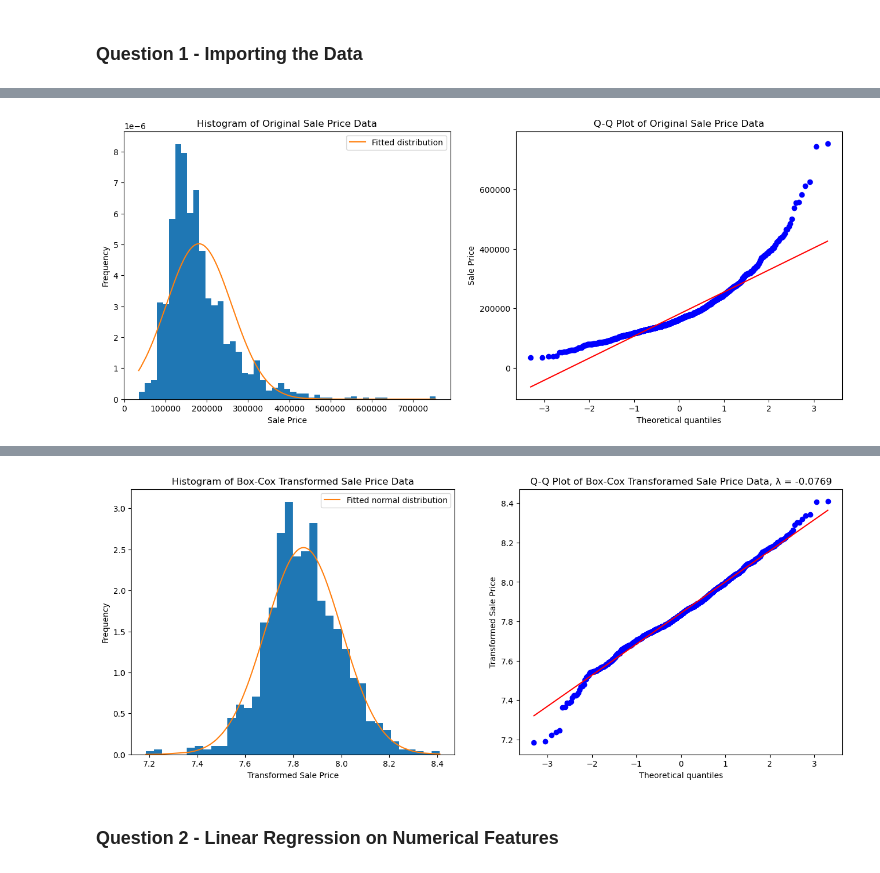
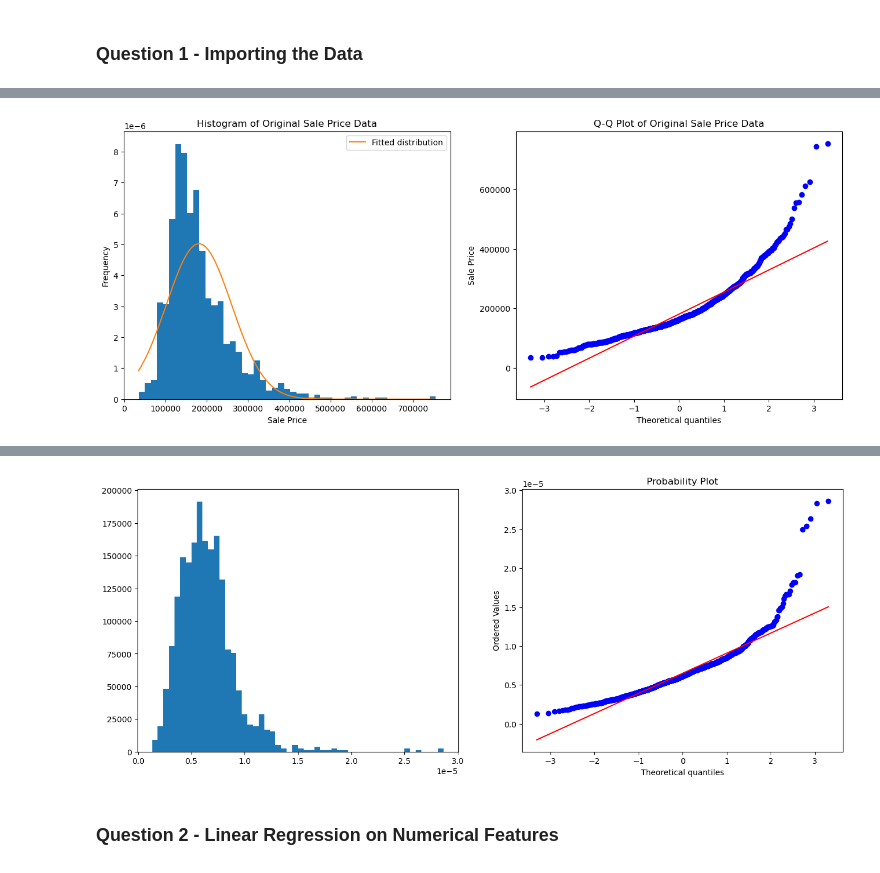
Before and after one commit to njohnson433/Machine-Learning-in-Finance-Insurance-HS25, a Jupyter notebook: project_1/pr1.ipynb, the cells around one changed output, grey strips where cells are left out. Drawn from its saved outputs; the diff is of its cells as text; code cells hidden in the pictures.

Commit message:
added multiple transformations

```diff
--- a/project_1/pr1.ipynb
+++ b/project_1/pr1.ipynb
@@ -19,6 +19,15 @@ import pandas as pd
 import numpy as np
 import scipy.stats as stats
 from sklearn.model_selection  import train_test_split
+
+# Function to fit a normal distribution to data and pdf normal
+def fit_norm(data):
+    mean, std = stats.norm.fit(data, loc=0)
+    np.sort(data)
+    pdf = stats.norm.pdf(data, mean, std)
+    return mean, std, pdf
+
+
 
 #1.a) Import the dataset Housing.csv into Python as a pandas DataFrame.
 #To determine whether a variable is categorical or numerical, please refer to the file data_description.txt.
@@ -40,18 +49,25 @@ print(f"D'Agostino-Pearson normality test for non-transformed data: statistic={s
 sale_price_trans, lmbda_sale_price = stats.boxcox(housing_data['SalePrice'])
 
 # log1p transformation
-# sale_price_trans = np.log1p(sale_price_orig)
+sale_price_trans = np.log1p(sale_price_orig)
+
+# inverse transformation
+sale_price_trans_inv = 1 / sale_price_orig
+
+#logarithmic transformation
+sale_price_trans_log = np.log(sale_price_orig)
+
+# square-root transformation
+sale_price_trans_sqrt = np.sqrt(sale_price_orig)
 
 
 skewness = sale_price_orig.skew()
-skewness_trans = stats.skew(sale_price_trans)
 print("Skewness:", skewness)
-print("Skewness transformed data", skewness_trans)
+print("Skewness transformed data", stats.skew(sale_price_trans))
 
 kurtosis = sale_price_orig.kurt()
-kurtosis_trans = stats.kurtosis(sale_price_trans)
 print("Kurtosis:", kurtosis)
-print("kurtosis transformed data", kurtosis_trans)
+print("kurtosis transformed data", stats.kurtosis(sale_price_trans))
 
 print(f"Optimal λ for Box-Cox: {lmbda_sale_price:.4f}")
 
@@ -64,7 +80,7 @@ mean_orig, std_orig = stats.norm.fit(sale_price_orig_np, loc=0)
 mean_trans, std_trans = stats.norm.fit(sale_price_trans_sorted, loc=0)
 
 pdf_norm_orig = stats.norm.pdf(sale_price_orig_np, mean_orig, std_orig)
-pdf_norm = stats.norm.pdf(sale_price_trans_sorted, mean_trans, std_trans)
+pdf_norm_trans = stats.norm.pdf(sale_price_trans_sorted, mean_trans, std_trans)
 
 fig, (ax1, ax2) = plt.subplots(1, 2, figsize=(16, 6))
 
@@ -84,6 +100,52 @@ plt.show()
 
 #q-q plot comparison
 
+# inverse transformation
+
+fig, (ax1, ax2) = plt.subplots(1, 2, figsize=(16, 6))
+
+prob = stats.probplot(sale_price_trans_inv, dist=stats.norm, plot=ax2)
+
+ax1.hist(sale_price_trans_inv, bins='auto', density = True)
+ax1.plot(sale_price_trans_inv, pdf_norm, label='Fitted normal distribution')
+ax1.set_title("Histogram of Inverse Transformed Sale Price Data")
+ax1.set_xlabel("Transformed Sale Price")
+ax1.set_ylabel("Frequency")
+ax1.legend()
+
+ax2.set_title(f'Q-Q Plot of Inverse Transformed Sale Price Data')
+ax2.set_ylabel('Transformed Sale Price')
+
+
+
+fig, (ax1, ax2) = plt.subplots(1, 2, figsize=(16, 6))
+
+prob = stats.probplot(sale_price_trans, dist=stats.norm, plot=ax2)
+
+ax1.hist(sale_price_trans_sorted, bins='auto', density = True)
+ax1.plot(sale_price_trans_sorted, pdf_norm, label='Fitted normal distribution')
+ax1.set_title("Histogram of Box-Cox Transformed Sale Price Data")
+ax1.set_xlabel("Transformed Sale Price")
+ax1.set_ylabel("Frequency")
+ax1.legend()
+
+ax2.set_title(f'Q-Q Plot of Box-Cox Transforamed Sale Price Data, λ = {lmbda_sale_price:.4f}')
+ax2.set_ylabel('Transformed Sale Price')
+
+fig, (ax1, ax2) = plt.subplots(1, 2, figsize=(16, 6))
+
+prob = stats.probplot(sale_price_trans, dist=stats.norm, plot=ax2)
+
+ax1.hist(sale_price_trans_sorted, bins='auto', density = True)
+ax1.plot(sale_price_trans_sorted, pdf_norm, label='Fitted normal distribution')
+ax1.set_title("Histogram of Box-Cox Transformed Sale Price Data")
+ax1.set_xlabel("Transformed Sale Price")
+ax1.set_ylabel("Frequency")
+ax1.legend()
+
+ax2.set_title(f'Q-Q Plot of Box-Cox Transforamed Sale Price Data, λ = {lmbda_sale_price:.4f}')
+ax2.set_ylabel('Transformed Sale Price')
+
 fig, (ax1, ax2) = plt.subplots(1, 2, figsize=(16, 6))
 
 prob = stats.probplot(sale_price_trans, dist=stats.norm, plot=ax2)
@@ -99,9 +161,9 @@ ax2.set_title(f'Q-Q Plot of Box-Cox Transforamed Sale Price Data, λ = {lmbda_sa
 ax2.set_ylabel('Transformed Sale Price')
 
 # Perform D'Agostino-Pearson normality test on transformed data
-stat_transformed, p_transformed = stats.normaltest(sale_price_trans)
+# stat_transformed, p_transformed = stats.normaltest(sale_price_trans)
 
-print(f"D'Agostino-Pearson normality test for transformed data: statistic={stat_transformed:.3f}, p-value={p_transformed:.3f}")
+# print(f"D'Agostino-Pearson normality test for transformed data: statistic={stat_transformed:.3f}, p-value={p_transformed:.3f}")
 
 
 #If not, suggest a suitable transformation to bring SalePrice closer to a Gaussian distribution (logarithmic, inverse, square-root, ...).
@@ -174,4 +236,4 @@ D'Agostino-Pearson normality test for transformed data: statistic=24.658, p-valu
-[figure, old version]
+[figure, new version]
 # %% [markdown]
 ### Question 2 - Linear Regression on Numerical Features
 # %%
```
Also changed, not shown: parts of 1 cell of this notebook.
